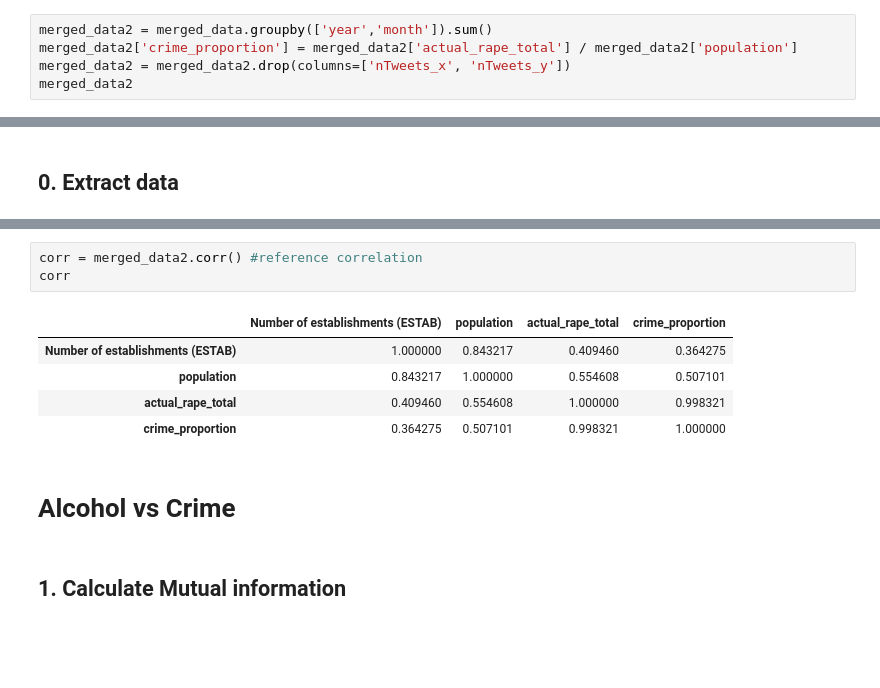
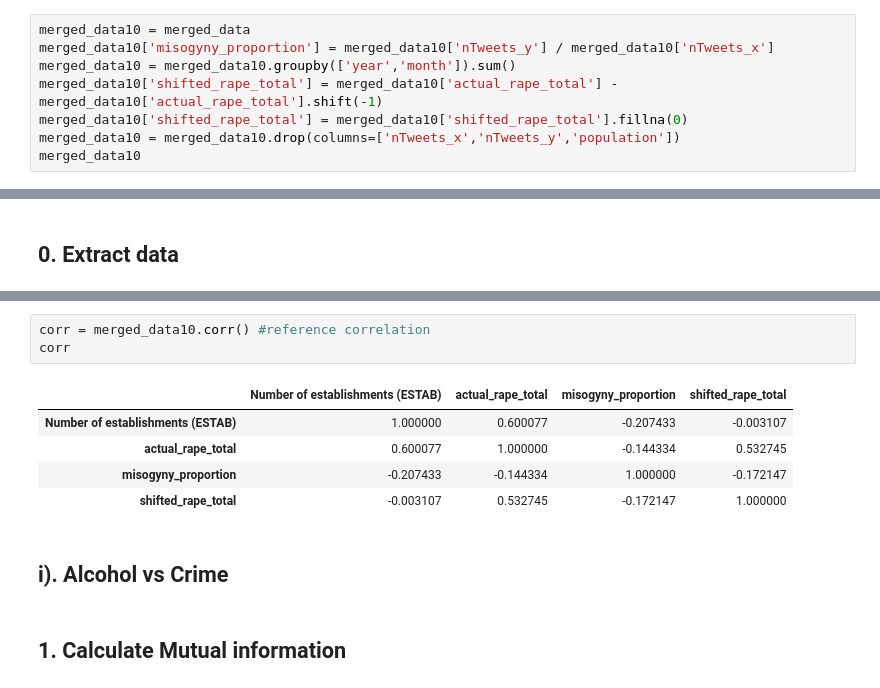
Before and after one commit to cenxi-si/DS-industry-project-group35, a Jupyter notebook: CCM_Alcohol_vs_Crime.ipynb, the cells around one changed output, grey strips where cells are left out. Cells and saved outputs as stored; diff of their text form; blank space fills up the shorter version.

```diff
--- a/CCM_Alcohol_vs_Crime.ipynb
+++ b/CCM_Alcohol_vs_Crime.ipynb
@@ -138,6 +323,9 @@ for i in range(len(state_list)):
 # %%
-merged_data2 = merged_data.groupby(['year','month']).sum()
-merged_data2['crime_proportion'] = merged_data2['actual_rape_total'] / merged_data2['population']
-merged_data2 = merged_data2.drop(columns=['nTweets_x', 'nTweets_y'])
-merged_data2
+merged_data10 = merged_data
+merged_data10['misogyny_proportion'] = merged_data10['nTweets_y'] / merged_data10['nTweets_x']
+merged_data10 = merged_data10.groupby(['year','month']).sum()
+merged_data10['shifted_rape_total'] = merged_data10['actual_rape_total'] - merged_data10['actual_rape_total'].shift(-1)
+merged_data10['shifted_rape_total'] = merged_data10['shifted_rape_total'].fillna(0)
+merged_data10 = merged_data10.drop(columns=['nTweets_x','nTweets_y','population'])
+merged_data10
 # %% [output]
@@ -170,14 +362,14 @@ ax[1].plot(np.arange(1,109),x2_crime)
 # %%
-corr = merged_data2.corr() #reference correlation
+corr = merged_data10.corr() #reference correlation
 corr
 # %% [output]
-|  | Number of establishments (ESTAB) | population | actual_rape_total | crime_proportion |
-| Number of establishments (ESTAB) | 1.000000 | 0.843217 | 0.409460 | 0.364275 |
-| population | 0.843217 | 1.000000 | 0.554608 | 0.507101 |
-| actual_rape_total | 0.409460 | 0.554608 | 1.000000 | 0.998321 |
-| crime_proportion | 0.364275 | 0.507101 | 0.998321 | 1.000000 |
+|  | Number of establishments (ESTAB) | actual_rape_total | misogyny_proportion | shifted_rape_total |
+| Number of establishments (ESTAB) | 1.000000 | 0.600077 | -0.207433 | -0.003107 |
+| actual_rape_total | 0.600077 | 1.000000 | -0.144334 | 0.532745 |
+| misogyny_proportion | -0.207433 | -0.144334 | 1.000000 | -0.172147 |
+| shifted_rape_total | -0.003107 | 0.532745 | -0.172147 | 1.000000 |
 # %% [markdown]
-# Alcohol vs Crime
+## i). Alcohol vs Crime
 # %% [markdown]
 ## 1. Calculate Mutual information
 # %%
```
Also changed, not shown: parts of 49 cells of this notebook, 5 other files.
